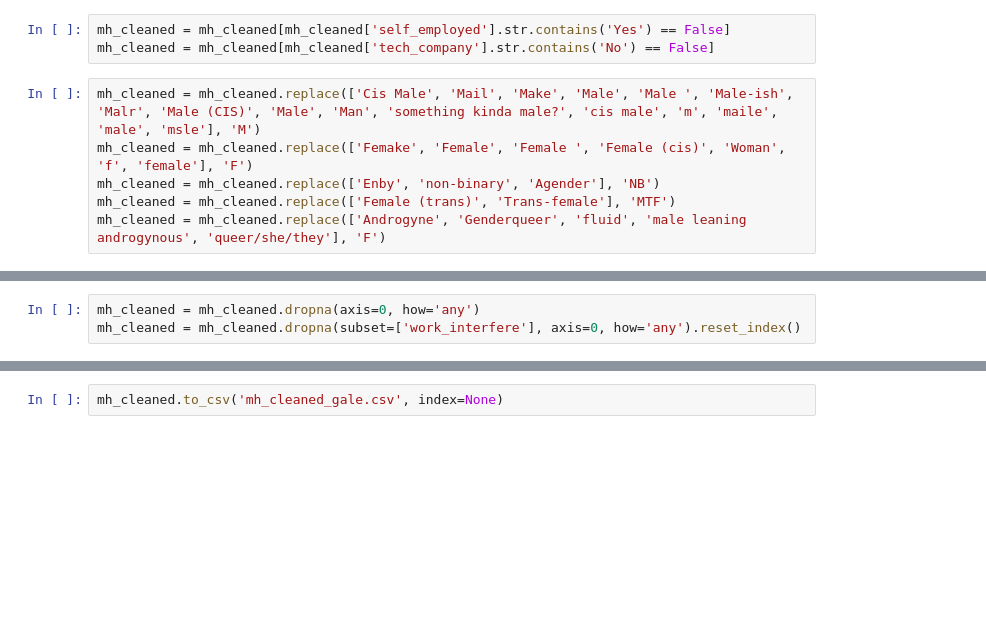
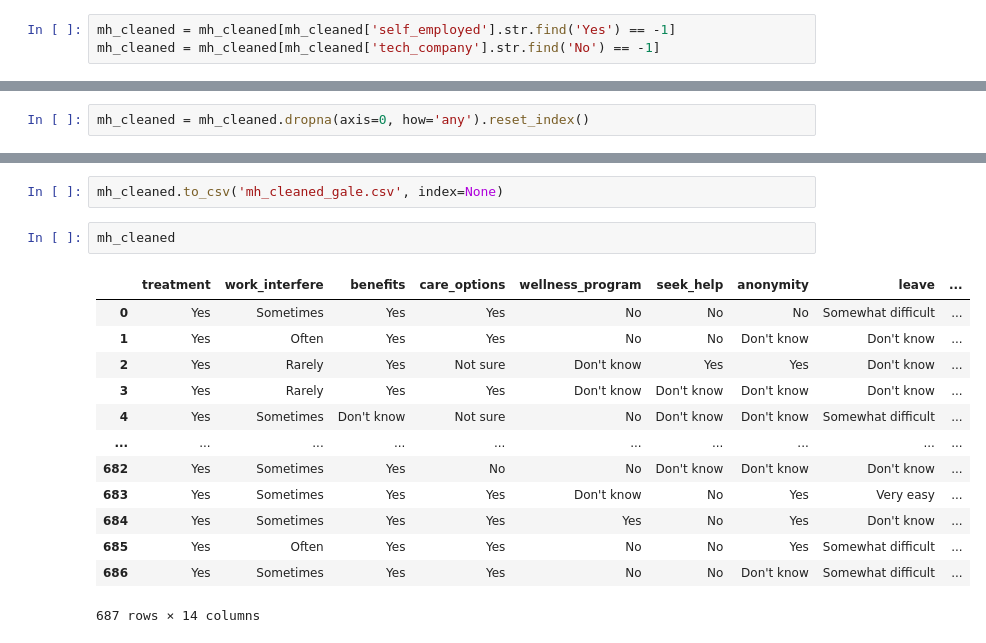
Before and after one commit to cltomiyama/MentalHealthSurvey_analysis, a Jupyter notebook: analysis/gale/analysis_pipeline.ipynb, the cells around one changed output, grey strips where cells are left out. Cells and saved outputs as stored; diff of their text form; blank space fills up the shorter version.

```diff
--- a/analysis/gale/analysis_pipeline.ipynb
+++ b/analysis/gale/analysis_pipeline.ipynb
@@ -58,9 +58,3 @@ mh_cleaned
 # %%
-mh_cleaned = mh_cleaned[mh_cleaned['self_employed'].str.contains('Yes') == False]
-mh_cleaned = mh_cleaned[mh_cleaned['tech_company'].str.contains('No') == False]
+mh_cleaned = mh_cleaned[mh_cleaned['self_employed'].str.find('Yes') == -1]
+mh_cleaned = mh_cleaned[mh_cleaned['tech_company'].str.find('No') == -1]
-# %%
-mh_cleaned = mh_cleaned.replace(['Cis Male', 'Mail', 'Make', 'Male', 'Male ', 'Male-ish', 'Malr', 'Male (CIS)', 'Male', 'Man', 'something kinda male?', 'cis male', 'm', 'maile', 'male', 'msle'], 'M')
-mh_cleaned = mh_cleaned.replace(['Femake', 'Female', 'Female ', 'Female (cis)', 'Woman', 'f', 'female'], 'F')
-mh_cleaned = mh_cleaned.replace(['Enby', 'non-binary', 'Agender'], 'NB')
-mh_cleaned = mh_cleaned.replace(['Female (trans)', 'Trans-female'], 'MTF')
-mh_cleaned = mh_cleaned.replace(['Androgyne', 'Genderqueer', 'fluid', 'male leaning androgynous', 'queer/she/they'], 'F')
@@ -71,7 +61,22 @@ array(['M', 'F', 'MTF', 'NB'], dtype=object)
 # %%
-mh_cleaned = mh_cleaned.dropna(axis=0, how='any')
-mh_cleaned = mh_cleaned.dropna(subset=['work_interfere'], axis=0, how='any').reset_index()
+mh_cleaned = mh_cleaned.dropna(axis=0, how='any').reset_index()
 # %%
 mh_cleaned = mh_cleaned.drop(['index', 'self_employed', 'tech_company'], axis=1)
 # %%
 mh_cleaned.to_csv('mh_cleaned_gale.csv', index=None)
+# %%
+mh_cleaned
+# %% [output]
+|  | treatment | work_interfere | benefits | care_options | wellness_program | seek_help | anonymity | leave | ... |
+| 0 | Yes | Sometimes | Yes | Yes | No | No | No | Somewhat difficult | ... |
+| 1 | Yes | Often | Yes | Yes | No | No | Don't know | Don't know | ... |
+| 2 | Yes | Rarely | Yes | Not sure | Don't know | Yes | Yes | Don't know | ... |
+| 3 | Yes | Rarely | Yes | Yes | Don't know | Don't know | Don't know | Don't know | ... |
+| 4 | Yes | Sometimes | Don't know | Not sure | No | Don't know | Don't know | Somewhat difficult | ... |
+| ... | ... | ... | ... | ... | ... | ... | ... | ... | ... |
+| 682 | Yes | Sometimes | Yes | No | No | Don't know | Don't know | Don't know | ... |
+| 683 | Yes | Sometimes | Yes | Yes | Don't know | No | Yes | Very easy | ... |
+| 684 | Yes | Sometimes | Yes | Yes | Yes | No | Yes | Don't know | ... |
+| 685 | Yes | Often | Yes | Yes | No | No | Yes | Somewhat difficult | ... |
+| 686 | Yes | Sometimes | Yes | Yes | No | No | Don't know | Somewhat difficult | ... |
+687 rows × 14 columns
```
Also changed, not shown: parts of 2 cells of this notebook, 6 other files.
